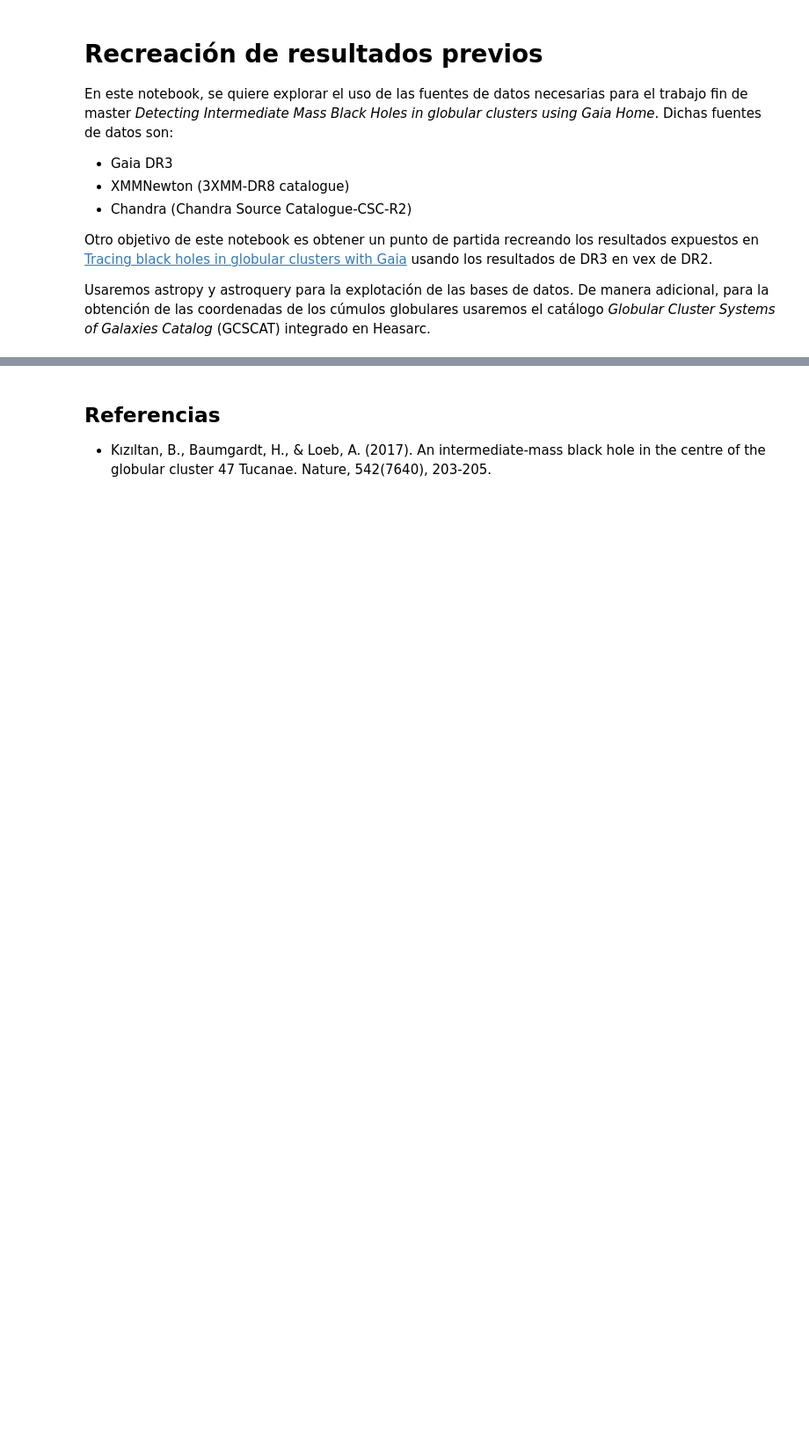
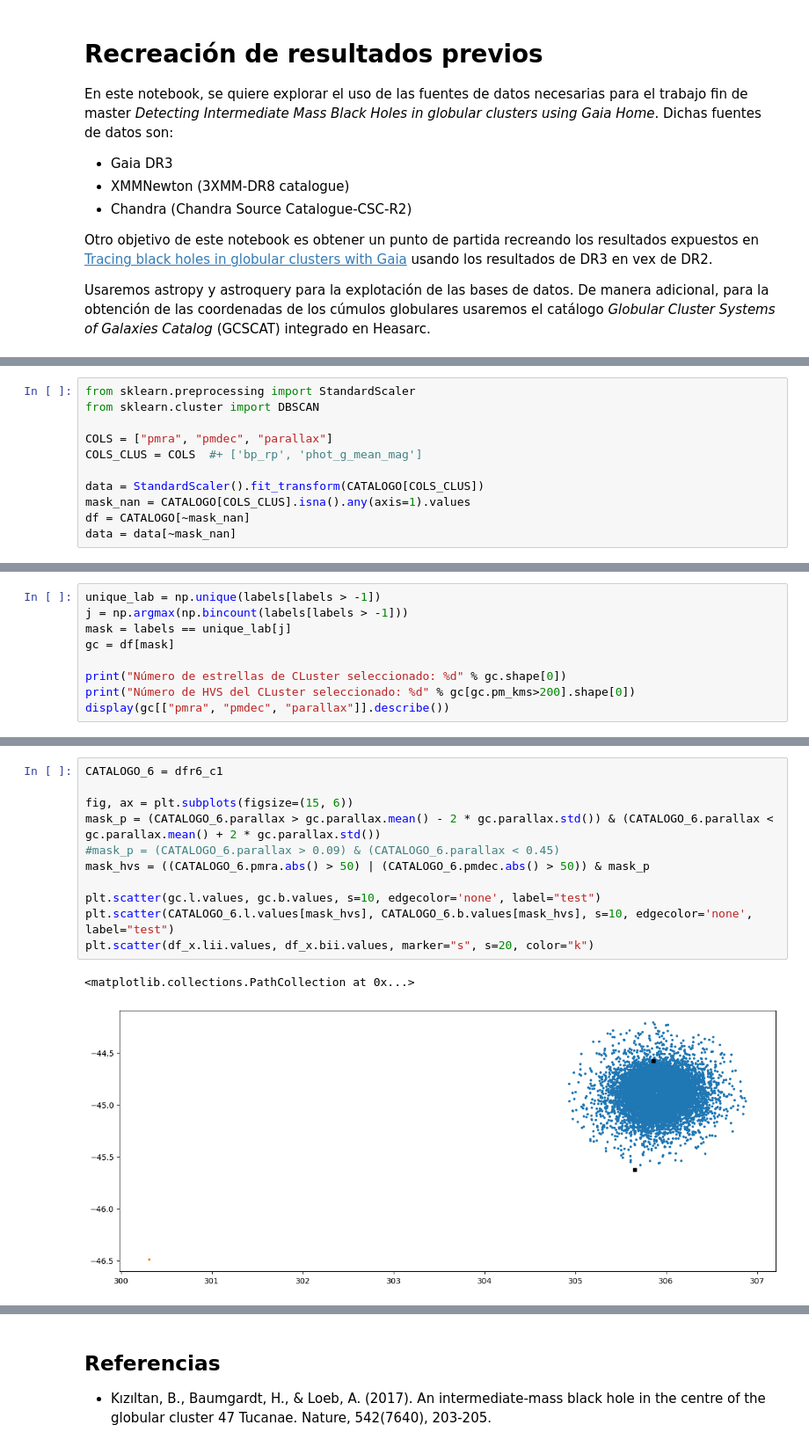
Before and after one commit to santhiperbolico/tfm-ucm-code, a Jupyter notebook: notebooks/Resultados Previos.ipynb, the cells around one changed output, grey strips where cells are left out. Shown at 88% size. Saved outputs shown, nothing was run; the diff lists cells and outputs as text; blank space fills up the shorter version.

```diff
--- a/notebooks/Resultados Previos.ipynb
+++ b/notebooks/Resultados Previos.ipynb
@@ -154,0 +355,11 @@ Table length=1
+# %%
+from sklearn.preprocessing import StandardScaler
+from sklearn.cluster import DBSCAN
+
+COLS = ["pmra", "pmdec", "parallax"]
+COLS_CLUS = COLS  #+ ['bp_rp', 'phot_g_mean_mag']
+
+data = StandardScaler().fit_transform(CATALOGO[COLS_CLUS])
+mask_nan = CATALOGO[COLS_CLUS].isna().any(axis=1).values
+df = CATALOGO[~mask_nan]
+data = data[~mask_nan]
@@ -154,0 +450,9 @@ Table length=1
+# %%
+unique_lab = np.unique(labels[labels > -1])
+j = np.argmax(np.bincount(labels[labels > -1]))
+mask = labels == unique_lab[j]
+gc = df[mask]
+
+print("Número de estrellas de CLuster seleccionado: %d" % gc.shape[0])
+print("Número de HVS del CLuster seleccionado: %d" % gc[gc.pm_kms>200].shape[0])
+display(gc[["pmra", "pmdec", "parallax"]].describe())
@@ -154,0 +471,14 @@ Table length=1
+# %%
+CATALOGO_6 = dfr6_c1
+
+fig, ax = plt.subplots(figsize=(15, 6))
+mask_p = (CATALOGO_6.parallax > gc.parallax.mean() - 2 * gc.parallax.std()) & (CATALOGO_6.parallax < gc.parallax.mean() + 2 * gc.parallax.std())
+#mask_p = (CATALOGO_6.parallax > 0.09) & (CATALOGO_6.parallax < 0.45)
+mask_hvs = ((CATALOGO_6.pmra.abs() > 50) | (CATALOGO_6.pmdec.abs() > 50)) & mask_p
+
+plt.scatter(gc.l.values, gc.b.values, s=10, edgecolor='none', label="test")
+plt.scatter(CATALOGO_6.l.values[mask_hvs], CATALOGO_6.b.values[mask_hvs], s=10, edgecolor='none', label="test")
+plt.scatter(df_x.lii.values, df_x.bii.values, marker="s", s=20, color="k")
+# %% [output]
+<matplotlib.collections.PathCollection at 0x...>
+[figure, added]
```
Also changed, not shown: parts of 44 cells of this notebook, 1 other file.
